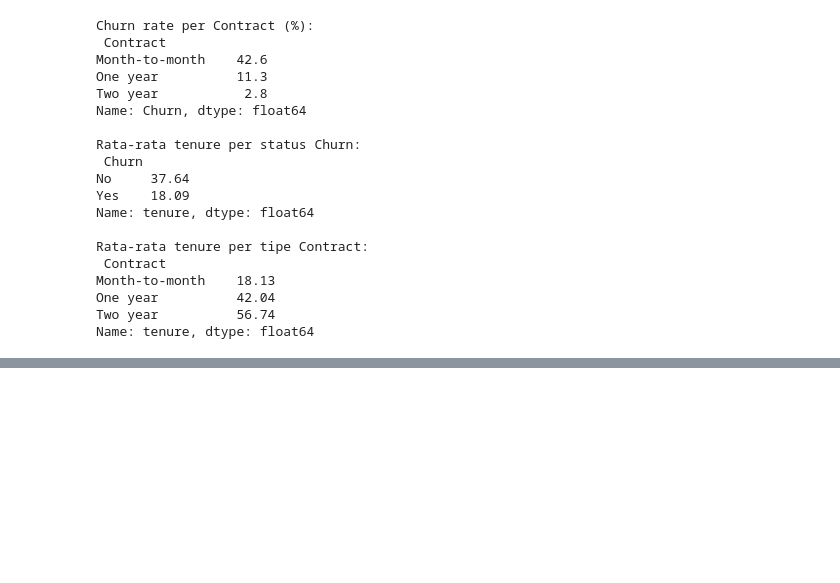
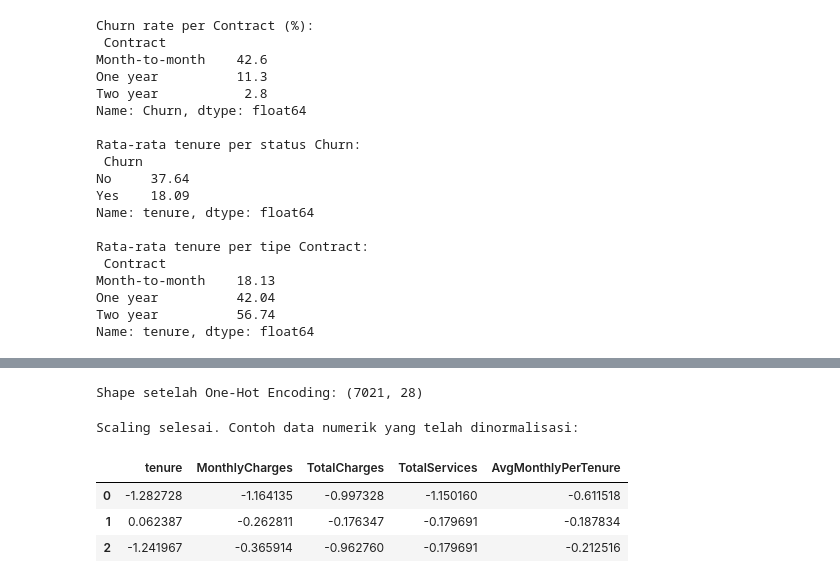
Before and after one commit to carlos1739/analisis_telco, a Jupyter notebook: notebook/churn_analysis.ipynb, the cells around one changed output, grey strips where cells are left out. Saved outputs shown, nothing was run; the diff lists cells and outputs as text; code cells hidden in the pictures; blank space fills up the shorter version.

```diff
--- a/notebook/churn_analysis.ipynb
+++ b/notebook/churn_analysis.ipynb
@@ -319,0 +322,9 @@ Name: tenure, dtype: float64
+# %%
+# Import Library dan Inisialisasi Data
+import pandas as pd
+import numpy as np
+from sklearn.model_selection import train_test_split
+from sklearn.preprocessing import StandardScaler
+
+df_model = telco.copy()
+print("Data awal berhasil disiapkan. Shape:", df_model.shape)
@@ -319,0 +366,30 @@ Name: tenure, dtype: float64
+# %%
+# Encoding Variabel Kategorikal & Target
+
+# # Ubah target 'Churn' ('Yes'/'No') menjadi 1/0
+df_model['Churn'] = df_model['Churn'].map({'Yes': 1, 'No': 0})
+
+# Pisahkan fitur (X) dan target (y)
+X = df_model.drop(columns=['Churn'])
+y = df_model['Churn']
+
+# One-Hot Encoding untuk variabel kategorikal
+X_encoded = pd.get_dummies(X, drop_first=True)
+print("Shape setelah One-Hot Encoding:", X_encoded.shape)
+# %% [output]
+Shape setelah One-Hot Encoding: (7021, 28)
+# %%
+# Feature Scaling
+numerical_cols = ['tenure', 'MonthlyCharges', 'TotalCharges', 'TotalServices', 'AvgMonthlyPerTenure']
+
+scaler = StandardScaler()
+X_encoded[numerical_cols] = scaler.fit_transform(X_encoded[numerical_cols])
+
+print("Scaling selesai. Contoh data numerik yang telah dinormalisasi:")
+display(X_encoded[numerical_cols].head(3))
+# %% [output]
+Scaling selesai. Contoh data numerik yang telah dinormalisasi:
+|  | tenure | MonthlyCharges | TotalCharges | TotalServices | AvgMonthlyPerTenure |
+| 0 | -1.282728 | -1.164135 | -0.997328 | -1.150160 | -0.611518 |
+| 1 | 0.062387 | -0.262811 | -0.176347 | -0.179691 | -0.187834 |
+| 2 | -1.241967 | -0.365914 | -0.962760 | -0.179691 | -0.212516 |
```
Also changed, not shown: parts of 4 cells of this notebook.
